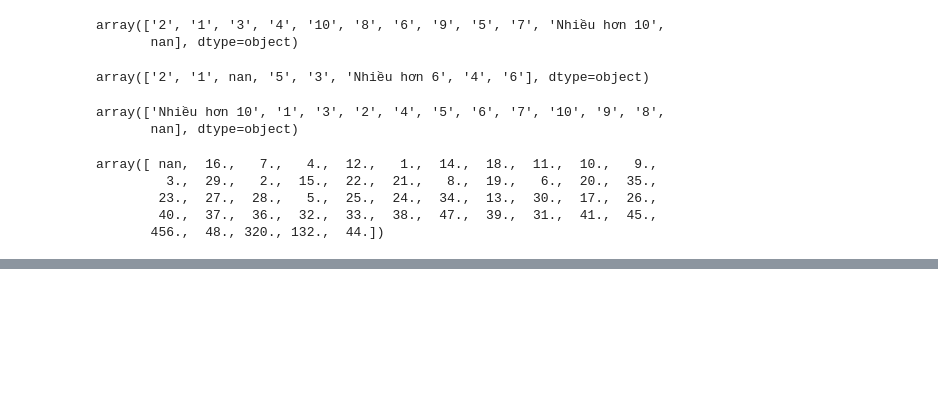
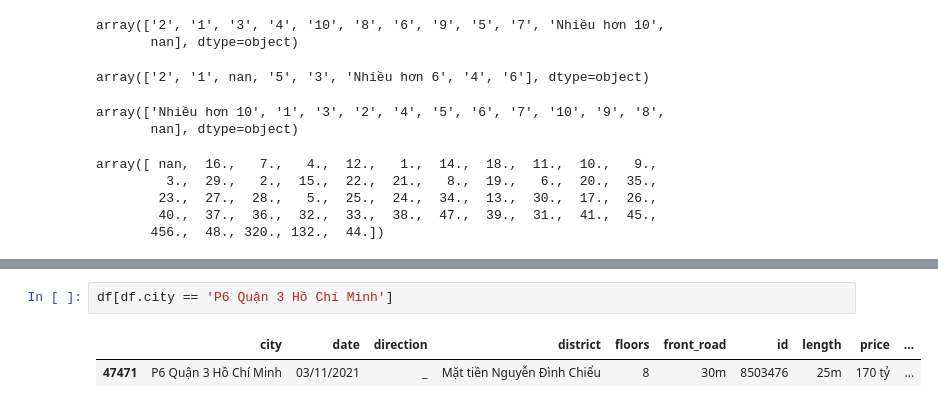
Before and after one commit to DaiVo20/-Real-Estate-Data-Analysis, a Jupyter notebook: pre_processing.ipynb, the cells around one changed output, grey strips where cells are left out. Saved outputs shown, nothing was run; the diff lists cells and outputs as text; blank space fills up the shorter version.

```diff
--- a/pre_processing.ipynb
+++ b/pre_processing.ipynb
@@ -242,0 +306,5 @@ array([ nan,  16.,   7.,   4.,  12.,   1.,  14.,  18.,  11.,  10.,   9.,
+# %%
+df[df.city == 'P6 Quận 3 Hồ Chí Minh']
+# %% [output]
+|  | city | date | direction | district | floors | front_road | id | length | price | ... |
+| 47471 | P6 Quận 3 Hồ Chí Minh | 03/11/2021 | _ | Mặt tiền Nguyễn Đình Chiểu | 8 | 30m | 8503476 | 25m | 170 tỷ | ... |
```
Also changed, not shown: parts of 17 cells of this notebook, 2 other files.
